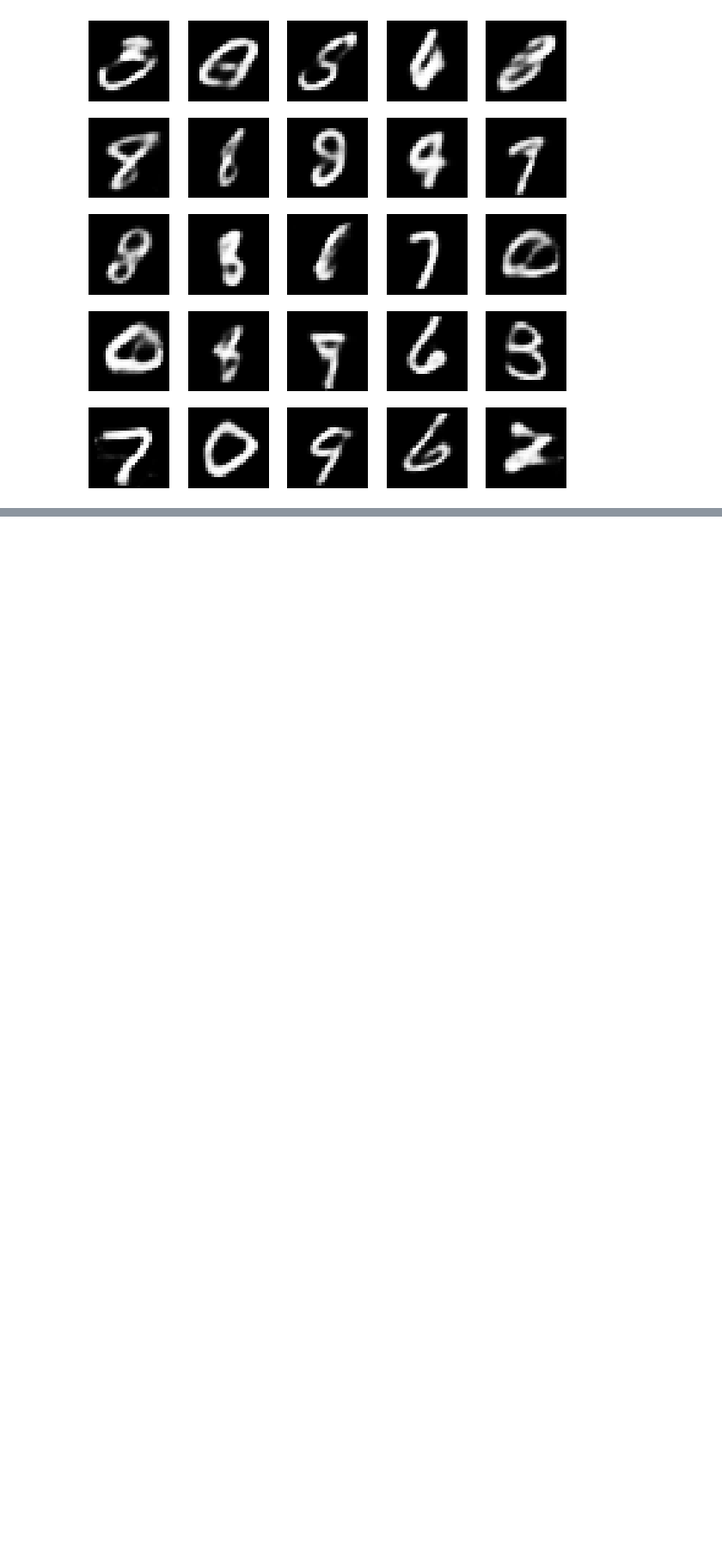
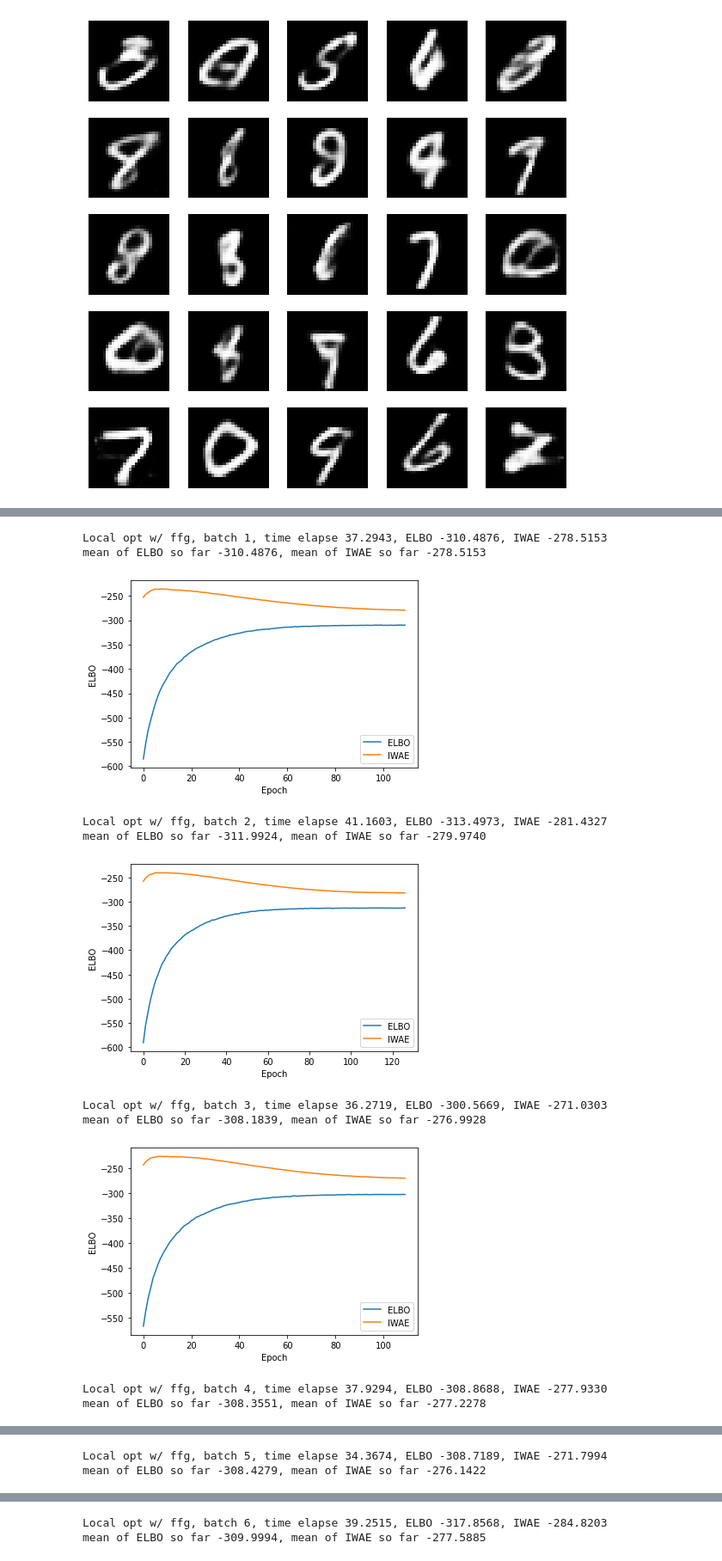
Before and after one commit to ATML-2022-Group6/inference-suboptimality, a Jupyter notebook: train_vae_local_ffg.ipynb, the cells around one changed output, grey strips where cells are left out. Shown at 86% size. Saved outputs shown, nothing was run; the diff lists cells and outputs as text; code cells hidden in the pictures; blank space fills up the shorter version.

```diff
--- a/train_vae_local_ffg.ipynb
+++ b/train_vae_local_ffg.ipynb
@@ -350,34 +509,51 @@ def optimize_local_gaussian(
             train_iwae = []
             plot_elbo.append(-last_avg)
             plot_iwae.append(last_avg_iwae)
             time_ = time.time()
 
 
     # evaluation
     vae_elbo = -loss
     iwae_elbo = iw_loss
     return vae_elbo, iwae_elbo, plot_elbo, plot_iwae
 
 def local_FFG(params, z_size, batches):
     _, decoder_params = params
     vae_record, iwae_record = [], []
     time_ = time.time()
     prev_seq = []
     for i, batch in enumerate(tqdm(batches)):
-        elbo, iwae, _ , _ = optimize_local_gaussian(log_bernoulli, decoder_params, batch, z_size)
+        elbo, iwae, train_elbo , train_iwae = optimize_local_gaussian(log_bernoulli, decoder_params, batch, z_size)
         vae_record.append(elbo)
         iwae_record.append(iwae)
         print ('Local opt w/ ffg, batch %d, time elapse %.4f, ELBO %.4f, IWAE %.4f' % \
             (i+1, time.time()-time_, elbo, iwae))
         print ('mean of ELBO so far %.4f, mean of IWAE so far %.4f' % \
             (np.nanmean(vae_record), np.nanmean(iwae_record)))
+        plt.plot(train_elbo, label="ELBO")
+        plt.plot(train_iwae, label="IWAE")
+        plt.xlabel("Epoch")
+        plt.ylabel("ELBO")
+        plt.legend()
+        plt.show()
         time_ = time.time()
 
     print ('Finishing...')
     print ('Average ELBO %.4f, IWAE %.4f' % (np.nanmean(vae_record), np.nanmean(iwae_record)))
 
 
 
-
-# #To run:
-# local_FFG(get_params(opt_state), 50, train_batches)
+#To run:
+local_FFG(get_params(opt_state), 50, train_batches)
+# %% [output]
+Local opt w/ ffg, batch 1, time elapse 37.2943, ELBO -310.4876, IWAE -278.5153
+mean of ELBO so far -310.4876, mean of IWAE so far -278.5153
+[figure, added]
+Local opt w/ ffg, batch 2, time elapse 41.1603, ELBO -313.4973, IWAE -281.4327
+mean of ELBO so far -311.9924, mean of IWAE so far -279.9740
+[figure, added]
+Local opt w/ ffg, batch 3, time elapse 36.2719, ELBO -300.5669, IWAE -271.0303
+mean of ELBO so far -308.1839, mean of IWAE so far -276.9928
+[figure, added]
+Local opt w/ ffg, batch 4, time elapse 37.9294, ELBO -308.8688, IWAE -277.9330
+mean of ELBO so far -308.3551, mean of IWAE so far -277.2278
@@ -383,0 +561,2 @@ def local_FFG(params, z_size, batches):
+Local opt w/ ffg, batch 5, time elapse 34.3674, ELBO -308.7189, IWAE -271.7994
+mean of ELBO so far -308.4279, mean of IWAE so far -276.1422
@@ -383,0 +564,2 @@ def local_FFG(params, z_size, batches):
+Local opt w/ ffg, batch 6, time elapse 39.2515, ELBO -317.8568, IWAE -284.8203
+mean of ELBO so far -309.9994, mean of IWAE so far -277.5885
```
Also changed, not shown: parts of 3 cells of this notebook.
